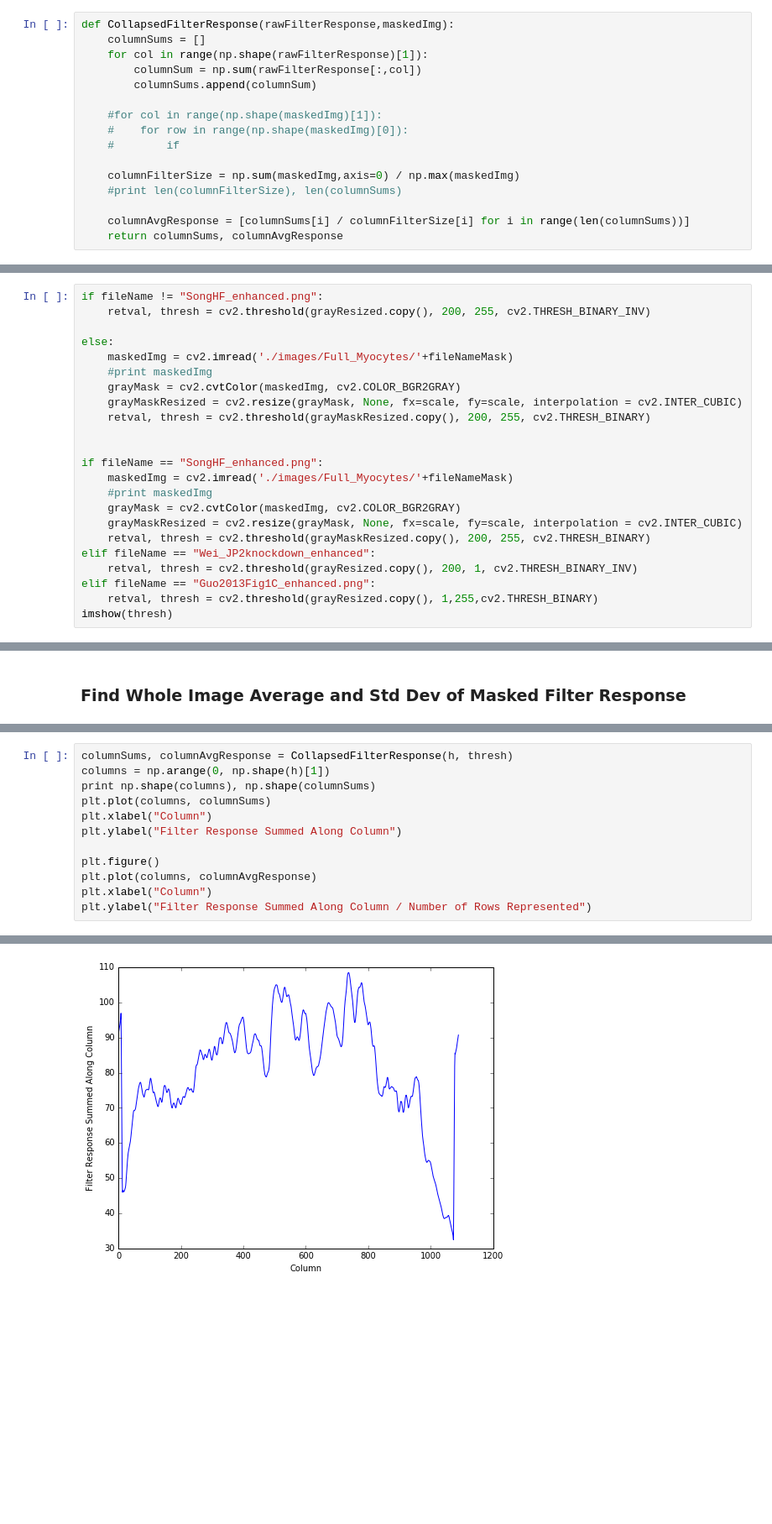
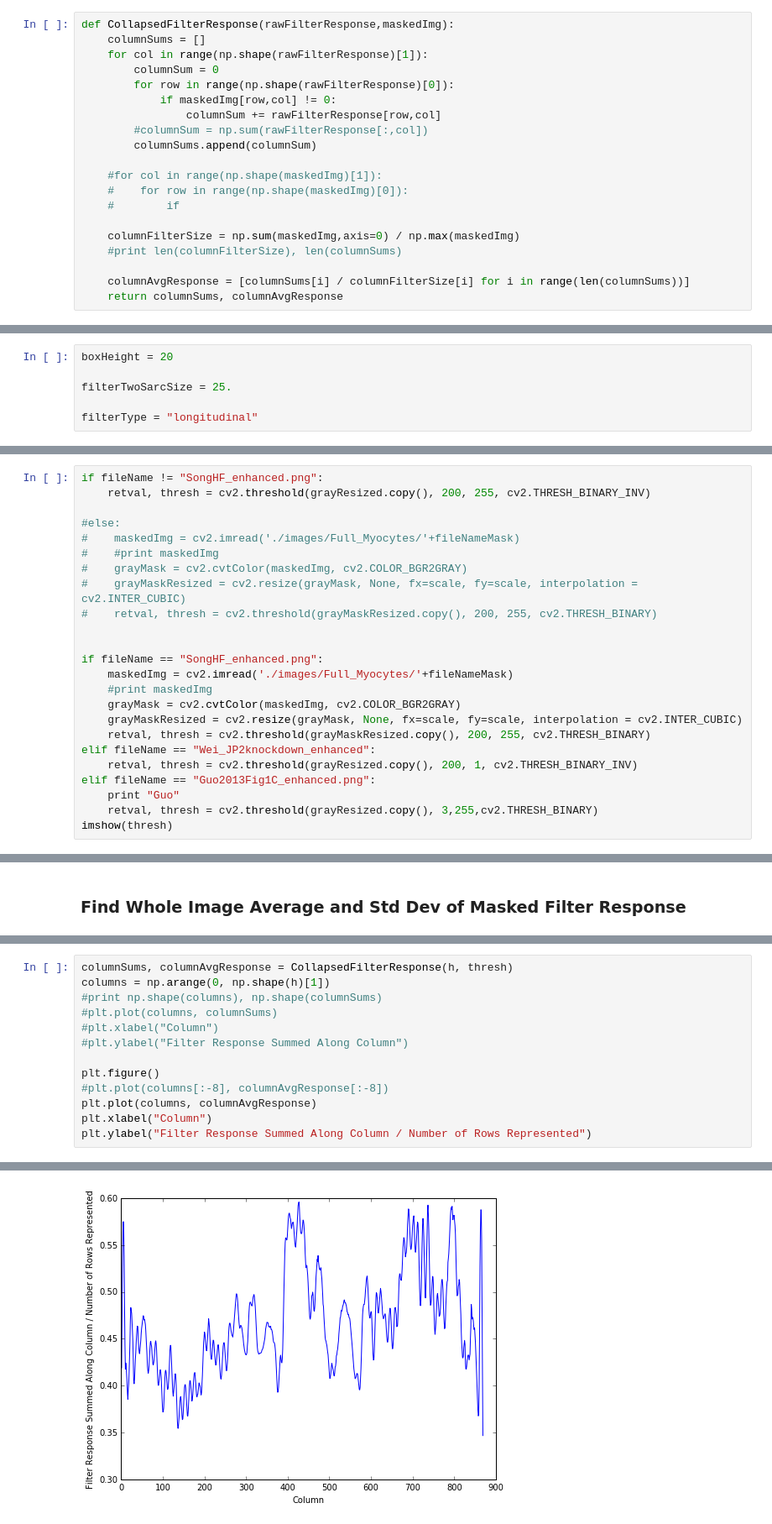
Before and after one commit to huskeypm/sparkdetection, a Jupyter notebook: mach/myocyte_filter_statistics.ipynb, the cells around one changed output, grey strips where cells are left out. Shown at 84% size. Saved outputs shown, nothing was run; the diff lists cells and outputs as text; blank space fills up the shorter version.

```diff
--- a/mach/myocyte_filter_statistics.ipynb
+++ b/mach/myocyte_filter_statistics.ipynb
@@ -302,7 +303,11 @@ def GimmeAvgAndStdDev(rawFilterResponse, maskImg):
 def CollapsedFilterResponse(rawFilterResponse,maskedImg):
     columnSums = []
     for col in range(np.shape(rawFilterResponse)[1]):
-        columnSum = np.sum(rawFilterResponse[:,col])
+        columnSum = 0
+        for row in range(np.shape(rawFilterResponse)[0]):
+            if maskedImg[row,col] != 0:
+                columnSum += rawFilterResponse[row,col]
+        #columnSum = np.sum(rawFilterResponse[:,col])
         columnSums.append(columnSum)
 
     #for col in range(np.shape(maskedImg)[1]):
@@ -324,3 +324,9 @@ resizedTwoSarcSize = 30. # setting this to be just slightly above the filter siz
+# %%
+boxHeight = 20
+
+filterTwoSarcSize = 25.
+
+filterType = "longitudinal"
 # %% [markdown]
 ### Read in Myocyte Image and Filter
 # %%
@@ -408,12 +429,12 @@ plt.colorbar()
 if fileName != "SongHF_enhanced.png":
     retval, thresh = cv2.threshold(grayResized.copy(), 200, 255, cv2.THRESH_BINARY_INV)
 
-else:
-    maskedImg = cv2.imread('./images/Full_Myocytes/'+fileNameMask)
-    #print maskedImg
-    grayMask = cv2.cvtColor(maskedImg, cv2.COLOR_BGR2GRAY)
-    grayMaskResized = cv2.resize(grayMask, None, fx=scale, fy=scale, interpolation = cv2.INTER_CUBIC)
-    retval, thresh = cv2.threshold(grayMaskResized.copy(), 200, 255, cv2.THRESH_BINARY)
+#else:
+#    maskedImg = cv2.imread('./images/Full_Myocytes/'+fileNameMask)
+#    #print maskedImg
+#    grayMask = cv2.cvtColor(maskedImg, cv2.COLOR_BGR2GRAY)
+#    grayMaskResized = cv2.resize(grayMask, None, fx=scale, fy=scale, interpolation = cv2.INTER_CUBIC)
+#    retval, thresh = cv2.threshold(grayMaskResized.copy(), 200, 255, cv2.THRESH_BINARY)
 
 
 if fileName == "SongHF_enhanced.png":
@@ -425,7 +446,8 @@ if fileName == "SongHF_enhanced.png":
 elif fileName == "Wei_JP2knockdown_enhanced":
     retval, thresh = cv2.threshold(grayResized.copy(), 200, 1, cv2.THRESH_BINARY_INV)
 elif fileName == "Guo2013Fig1C_enhanced.png":
-    retval, thresh = cv2.threshold(grayResized.copy(), 1,255,cv2.THRESH_BINARY)
+    print "Guo"
+    retval, thresh = cv2.threshold(grayResized.copy(), 3,255,cv2.THRESH_BINARY)
 imshow(thresh)
 # %% [output]
 <matplotlib.image.AxesImage at 0x...>
@@ -561,12 +583,13 @@ print averageFilterResponse, stdDevFilterResponse
 # %%
 columnSums, columnAvgResponse = CollapsedFilterResponse(h, thresh)
 columns = np.arange(0, np.shape(h)[1])
-print np.shape(columns), np.shape(columnSums)
-plt.plot(columns, columnSums)
-plt.xlabel("Column")
-plt.ylabel("Filter Response Summed Along Column")
+#print np.shape(columns), np.shape(columnSums)
+#plt.plot(columns, columnSums)
+#plt.xlabel("Column")
+#plt.ylabel("Filter Response Summed Along Column")
 
 plt.figure()
+#plt.plot(columns[:-8], columnAvgResponse[:-8])
 plt.plot(columns, columnAvgResponse)
 plt.xlabel("Column")
 plt.ylabel("Filter Response Summed Along Column / Number of Rows Represented")
@@ -576 +598 @@ plt.ylabel("Filter Response Summed Along Column / Number of Rows Represented")
-[figure, old version]
+[figure, new version]
```
Also changed, not shown: parts of 17 cells of this notebook, 1 other file.
